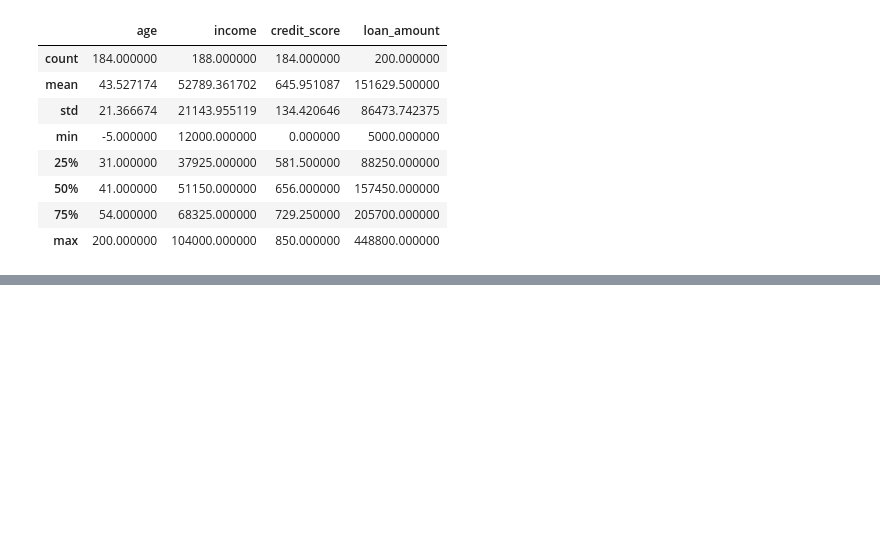
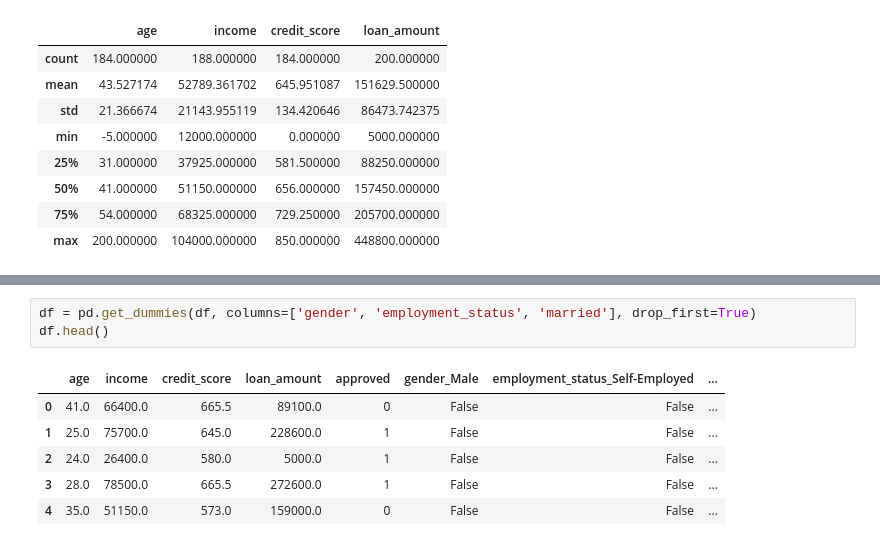
Before and after one commit to aman-5137/half_plasma, a Jupyter notebook: _5_DataCleaning.ipynb, the cells around one changed output, grey strips where cells are left out. Drawn from its saved outputs; the diff is of its cells as text; blank space fills up the shorter version.

```diff
--- a/_5_DataCleaning.ipynb
+++ b/_5_DataCleaning.ipynb
@@ -225,0 +363,10 @@ df.describe()
+# %%
+df = pd.get_dummies(df, columns=['gender', 'employment_status', 'married'], drop_first=True)
+df.head()
+# %% [output]
+|  | age | income | credit_score | loan_amount | approved | gender_Male | employment_status_Self-Employed | ... |
+| 0 | 41.0 | 66400.0 | 665.5 | 89100.0 | 0 | False | False | ... |
+| 1 | 25.0 | 75700.0 | 645.0 | 228600.0 | 1 | False | False | ... |
+| 2 | 24.0 | 26400.0 | 580.0 | 5000.0 | 1 | False | False | ... |
+| 3 | 28.0 | 78500.0 | 665.5 | 272600.0 | 1 | False | False | ... |
+| 4 | 35.0 | 51150.0 | 573.0 | 159000.0 | 0 | False | False | ... |
```
Also changed, not shown: parts of 22 cells of this notebook.
